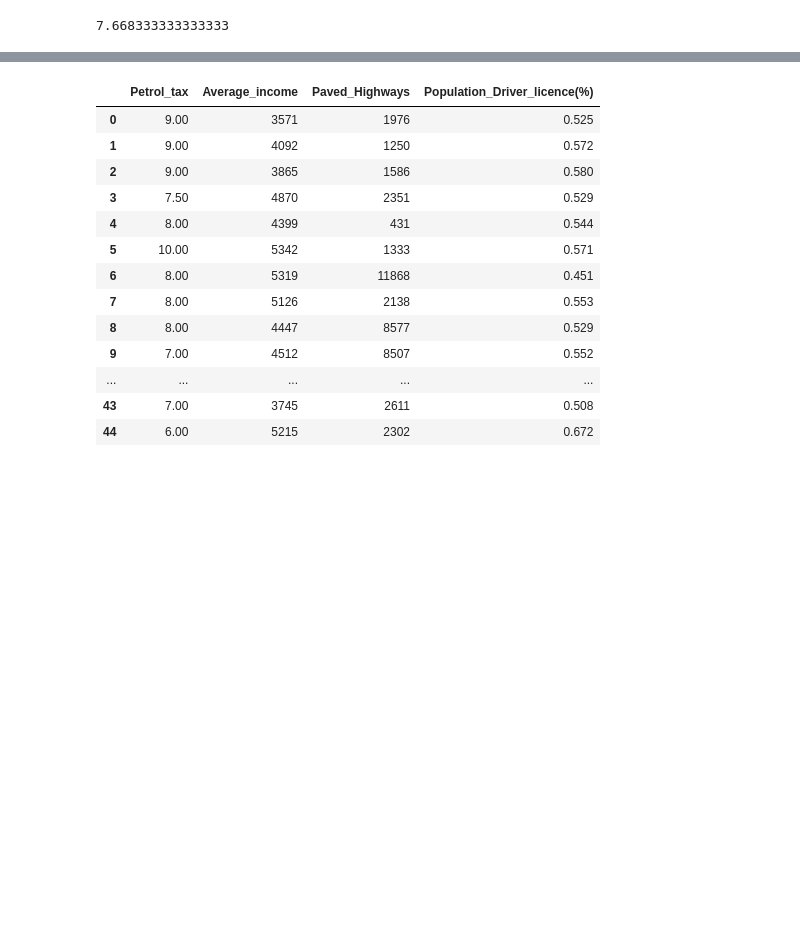
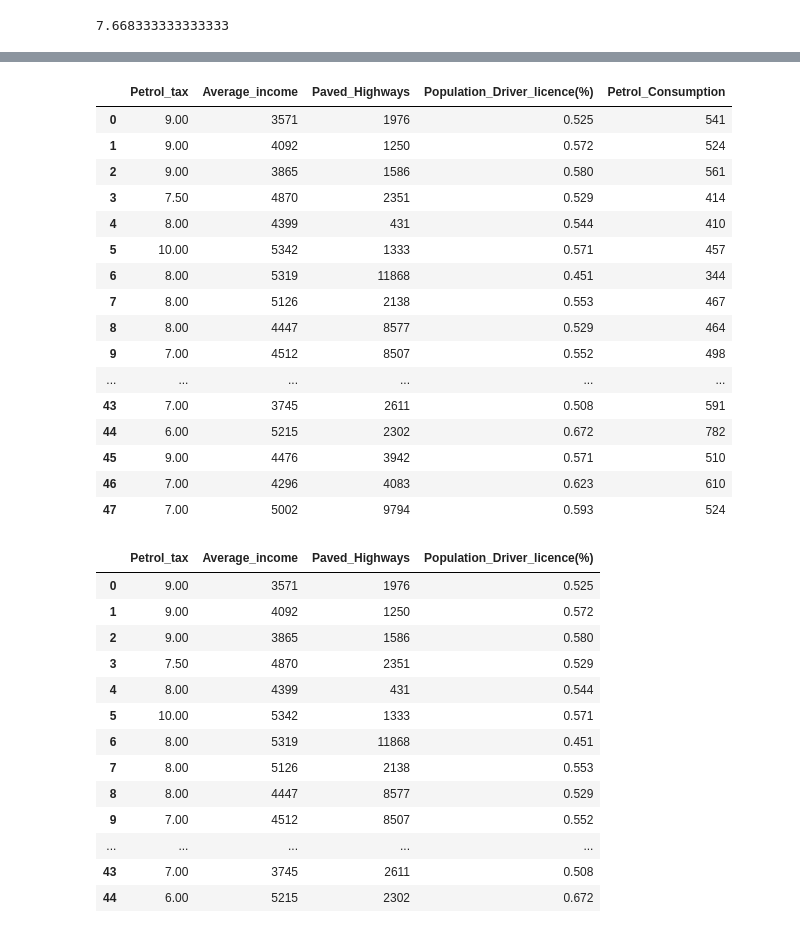
Before and after one commit to FarhanaSuci/DataMiningLab, a Jupyter notebook: multiple.ipynb, the cells around one changed output, grey strips where cells are left out. Drawn from its saved outputs; the diff is of its cells as text; code cells hidden in the pictures; blank space fills up the shorter version.

```diff
--- a/multiple.ipynb
+++ b/multiple.ipynb
@@ -102,3 +122,23 @@ sns.pairplot(data)
+# %%
+data
+# %% [output]
+|  | Petrol_tax | Average_income | Paved_Highways | Population_Driver_licence(%) | Petrol_Consumption |
+| 0 | 9.00 | 3571 | 1976 | 0.525 | 541 |
+| 1 | 9.00 | 4092 | 1250 | 0.572 | 524 |
+| 2 | 9.00 | 3865 | 1586 | 0.580 | 561 |
+| 3 | 7.50 | 4870 | 2351 | 0.529 | 414 |
+| 4 | 8.00 | 4399 | 431 | 0.544 | 410 |
+| 5 | 10.00 | 5342 | 1333 | 0.571 | 457 |
+| 6 | 8.00 | 5319 | 11868 | 0.451 | 344 |
+| 7 | 8.00 | 5126 | 2138 | 0.553 | 467 |
+| 8 | 8.00 | 4447 | 8577 | 0.529 | 464 |
+| 9 | 7.00 | 4512 | 8507 | 0.552 | 498 |
+| ... | ... | ... | ... | ... | ... |
+| 43 | 7.00 | 3745 | 2611 | 0.508 | 591 |
+| 44 | 6.00 | 5215 | 2302 | 0.672 | 782 |
+| 45 | 9.00 | 4476 | 3942 | 0.571 | 510 |
+| 46 | 7.00 | 4296 | 4083 | 0.623 | 610 |
+| 47 | 7.00 | 5002 | 9794 | 0.593 | 524 |
 # %%
 Xval=data.iloc[:,:-1]
 # %%
```
Also changed, not shown: parts of 6 cells of this notebook, 1 other file.
